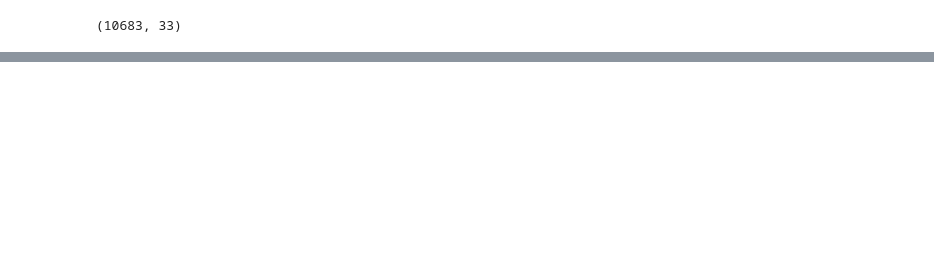
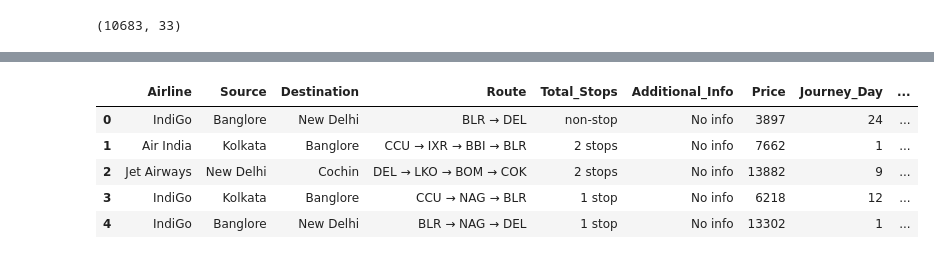
Before and after one commit to amitverma2699/Flight_Fare_Prediction, a Jupyter notebook: notebooks/research.ipynb, the cells around one changed output, grey strips where cells are left out. Drawn from its saved outputs; the diff is of its cells as text; code cells hidden in the pictures; blank space fills up the shorter version.

```diff
--- a/notebooks/research.ipynb
+++ b/notebooks/research.ipynb
@@ -164,3 +160,40 @@ new_df.head()
 new_df.shape
 # %% [output]
 (10683, 33)
+# %%
+import pandas as pd
+import numpy as np
+df=pd.read_excel("../notebooks/data/train.xlsx")
+
+def preprocess_data(df:pd.DataFrame):
+
+
+
+    # Feature engineering
+    # Extracting the hour, minute, and day information from 'Date_of_Journey'
+    df['Journey_Day'] = pd.to_datetime(df['Date_of_Journey'],format='%d/%m/%Y').dt.day
+    df['Journey_Month'] = pd.to_datetime(df['Date_of_Journey'],format='%d/%m/%Y').dt.month
+    df.drop('Date_of_Journey', axis=1, inplace=True)
+
+    # Splitting 'Dep_Time' and 'Arrival_Time' into hours and minutes
+    df['Dep_Hour'] = pd.to_datetime(df['Dep_Time']).dt.hour
+    df['Dep_Minute'] = pd.to_datetime(df['Dep_Time']).dt.minute
+    df.drop('Dep_Time', axis=1, inplace=True)
+
+    df['Arrival_Hour'] = pd.to_datetime(df['Arrival_Time']).dt.hour
+    df['Arrival_Minute'] = pd.to_datetime(df['Arrival_Time']).dt.minute
+    df.drop('Arrival_Time', axis=1, inplace=True)
+
+    # Converting 'Duration' into hours and  minutes
+    df["Duration_Hour"]=df["Duration"].str.split(' ').str[0].str.split('h').str[0]
+    df["Duration_Minute"]=df["Duration"].str.split(' ').str[1].str.split('m').str[0]
+    df["Duration_Hour"].replace('5m',5, inplace=True)
+    df["Duration_Minute"].replace(np.nan,0, inplace=True)
+    df["Duration_Hour"]=df["Duration_Hour"].astype(int)
+    df["Duration_Min"]=df["Duration_Minute"].astype(int)
+    df.drop(['Duration'], axis=1, inplace=True)
+
+    return df
+
+
+df_preprocess=preprocess_data(df)
@@ -166,0 +213,9 @@ new_df.shape
+# %%
+df_preprocess.head()
+# %% [output]
+|  | Airline | Source | Destination | Route | Total_Stops | Additional_Info | Price | Journey_Day | ... |
+| 0 | IndiGo | Banglore | New Delhi | BLR → DEL | non-stop | No info | 3897 | 24 | ... |
+| 1 | Air India | Kolkata | Banglore | CCU → IXR → BBI → BLR | 2 stops | No info | 7662 | 1 | ... |
+| 2 | Jet Airways | New Delhi | Cochin | DEL → LKO → BOM → COK | 2 stops | No info | 13882 | 9 | ... |
+| 3 | IndiGo | Kolkata | Banglore | CCU → NAG → BLR | 1 stop | No info | 6218 | 12 | ... |
+| 4 | IndiGo | Banglore | New Delhi | BLR → NAG → DEL | 1 stop | No info | 13302 | 1 | ... |
```
Also changed, not shown: parts of 11 cells of this notebook, 12 other files.
